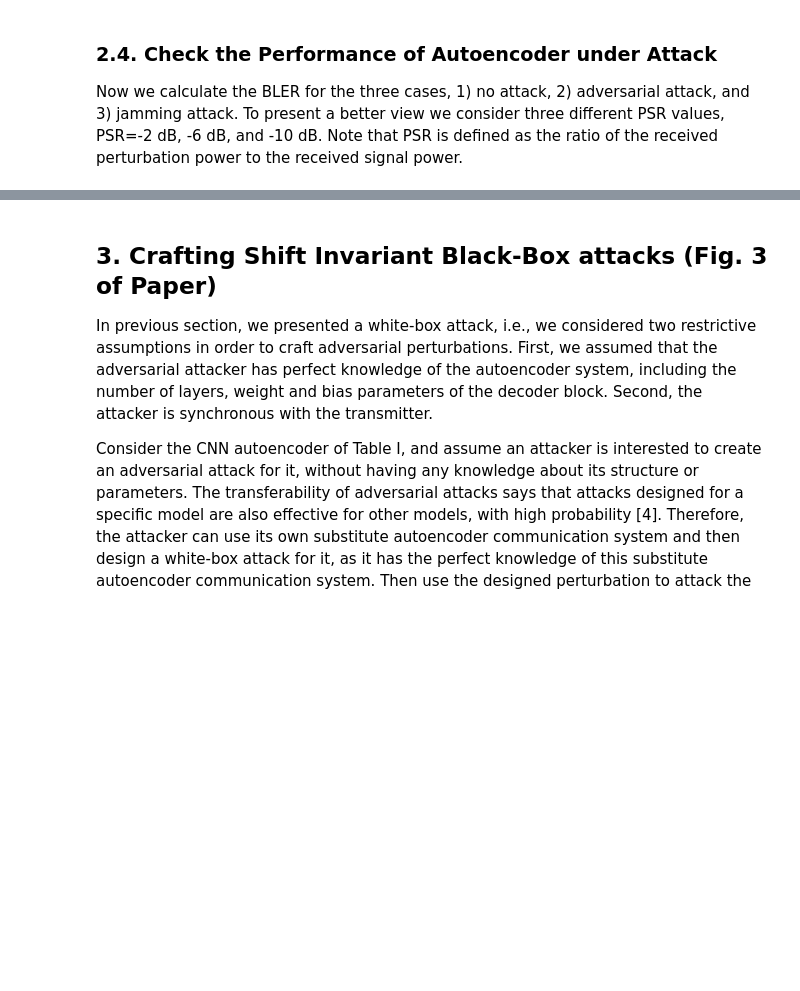
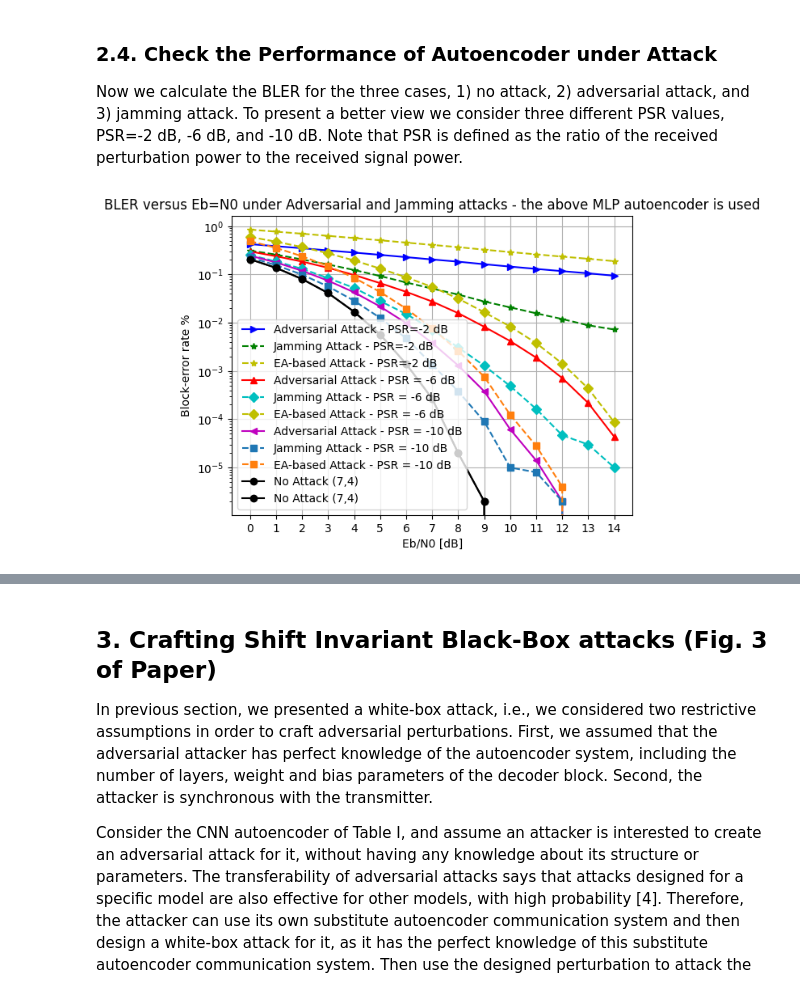
Before and after one commit to LuongHvd/ATTTin-20222, a Jupyter notebook: Adv_Attack_Autoencoders/Physical_Adversarial_Attacks_Against_E2E_Autoencoders.ipynb, the cells around one changed output, grey strips where cells are left out. Drawn from its saved outputs; the diff is of its cells as text; code cells hidden in the pictures; blank space fills up the shorter version.

```diff
--- a/Adv_Attack_Autoencoders/Physical_Adversarial_Attacks_Against_E2E_Autoencoders.ipynb
+++ b/Adv_Attack_Autoencoders/Physical_Adversarial_Attacks_Against_E2E_Autoencoders.ipynb
@@ -137,3 +137,18 @@ ValueError: setting an array element with a sequence.
 # %% [markdown]
 ### 2.4. Check the Performance of Autoencoder under Attack
 Now we calculate the BLER for the three cases, 1) no attack, 2) adversarial attack, and 3) jamming attack. To present a better view we consider three different PSR values, PSR=-2 dB, -6 dB, and -10 dB. Note that PSR is defined as the ratio of the received perturbation power to the received signal power.
+# %%
+ebnodbs = np.linspace(0,14,15,dtype=int)
+batch_size = 1000
+#
+PSR_dB = -2
+_ , BLER_Adv_Attack_minus2, BLER_Jamming_Attack_minus2 = ae_MLP.bler_sim_attack_AWGN(universal_per_fgm_MLP.reshape(1,2,n), PSR_dB, ebnodbs, batch_size, 300) #50
+#
+PSR_dB = -6
+_, BLER_Adv_Attack_minus6, BLER_Jamming_Attack_minus6 = ae_MLP.bler_sim_attack_AWGN(universal_per_fgm_MLP.reshape(1,2,n), PSR_dB, ebnodbs, batch_size, 300) #100
+#
+PSR_dB = -10
+BLER_No_Attack , BLER_Adv_Attack_minus10, BLER_Jamming_Attack_minus10 = ae_MLP.bler_sim_attack_AWGN(universal_per_fgm_MLP.reshape(1,2,n), PSR_dB, ebnodbs, batch_size, 500) # 300
+#
+# %% [output]
+[figure, added]
```
Also changed, not shown: parts of 5 cells of this notebook, 2 other files.
